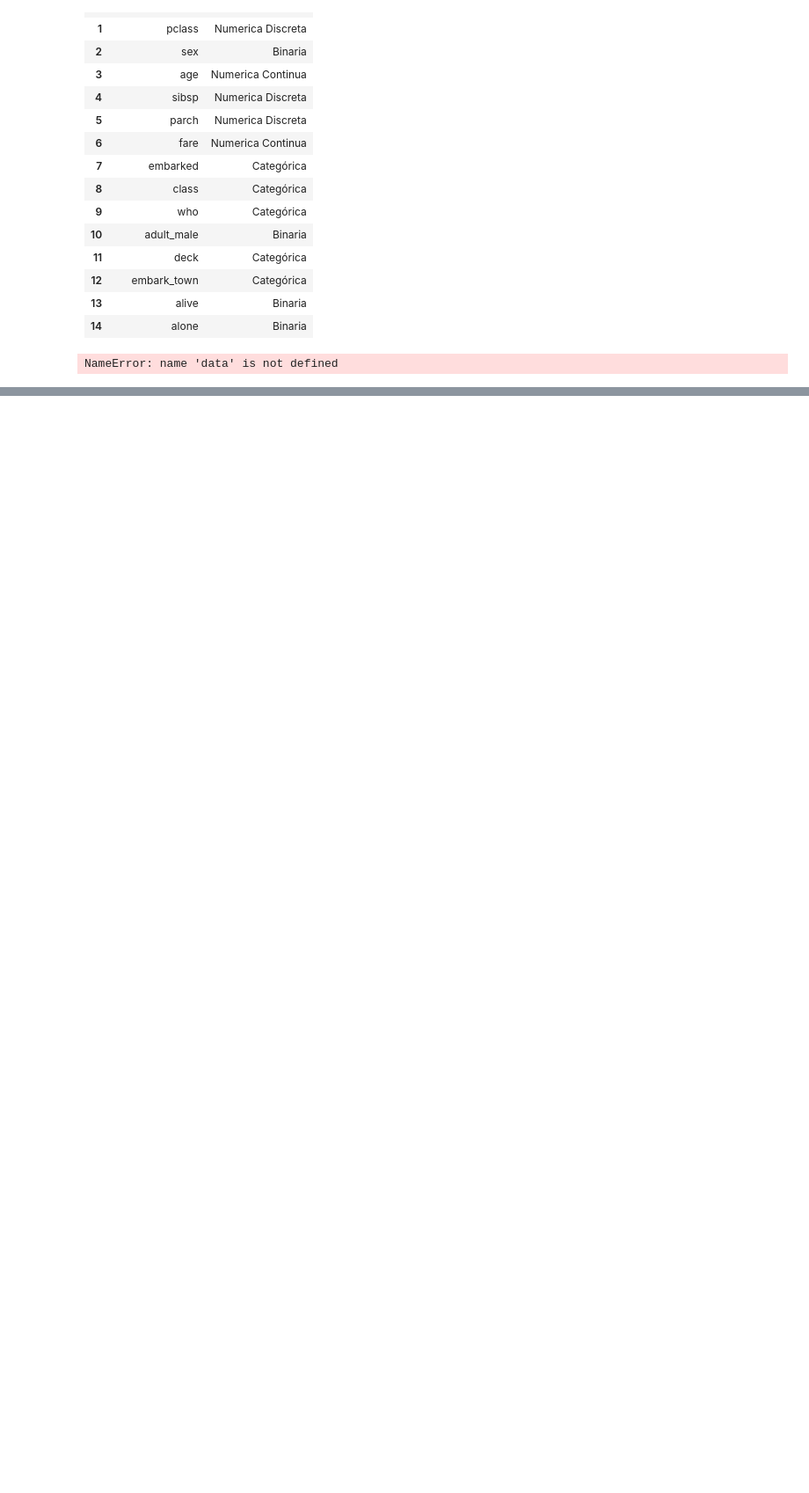
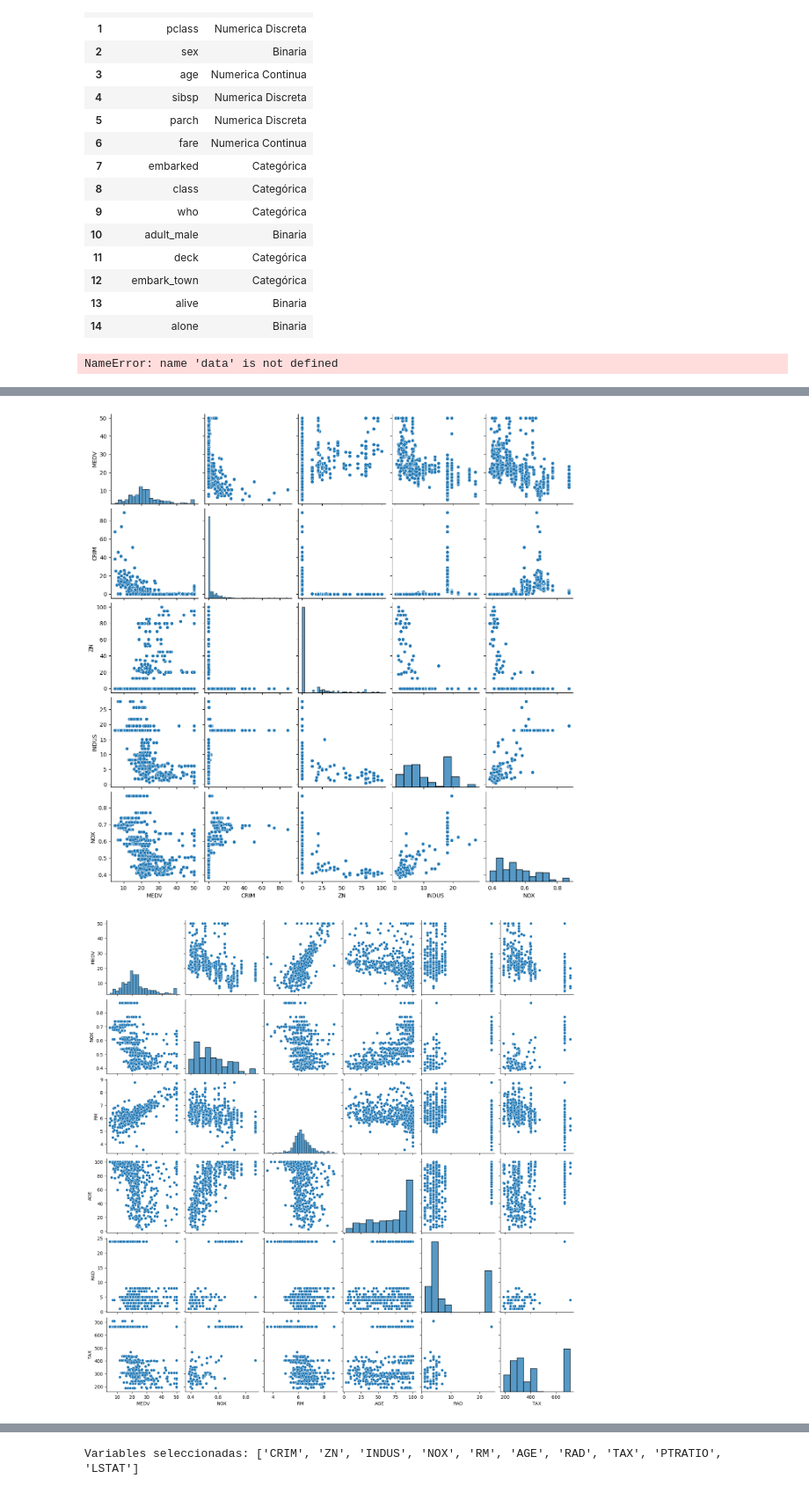
Before and after one commit to Cesar-CSP/Team-Challenge-Toolbox, a Jupyter notebook: Notebooks/test_toolbox.ipynb, the cells around one changed output, grey strips where cells are left out. Shown at 88% size. Saved outputs shown, nothing was run; the diff lists cells and outputs as text; code cells hidden in the pictures; blank space fills up the shorter version.

Commit message:
Añade función plot-features_num_regression y test

```diff
--- a/Notebooks/test_toolbox.ipynb
+++ b/Notebooks/test_toolbox.ipynb
@@ -110,0 +144,6 @@ NameError: name 'data' is not defined
+# %%
+import pandas as pd
+
+df = pd.read_csv("../data/obligatoria_hard.csv", sep="|")
+print(df.head())
+print(df.columns)
@@ -110,0 +167,19 @@ NameError: name 'data' is not defined
+# %%
+import sys
+import os
+sys.path.append(os.path.abspath("../src"))
+
+from toolbox_ML import plot_features_num_regression
+
+features = plot_features_num_regression(
+    df=df,
+    target_col="MEDV",
+    columns=[],
+    umbral_corr=0.3,
+    pvalue=0.05
+)
+
+print("Variables seleccionadas:", features)
+# %% [output]
+[figure, added]
+[figure, added]
@@ -110,0 +187 @@ NameError: name 'data' is not defined
+Variables seleccionadas: ['CRIM', 'ZN', 'INDUS', 'NOX', 'RM', 'AGE', 'RAD', 'TAX', 'PTRATIO', 'LSTAT']
```
Also changed, not shown: parts of 4 cells of this notebook, 1 other file.
